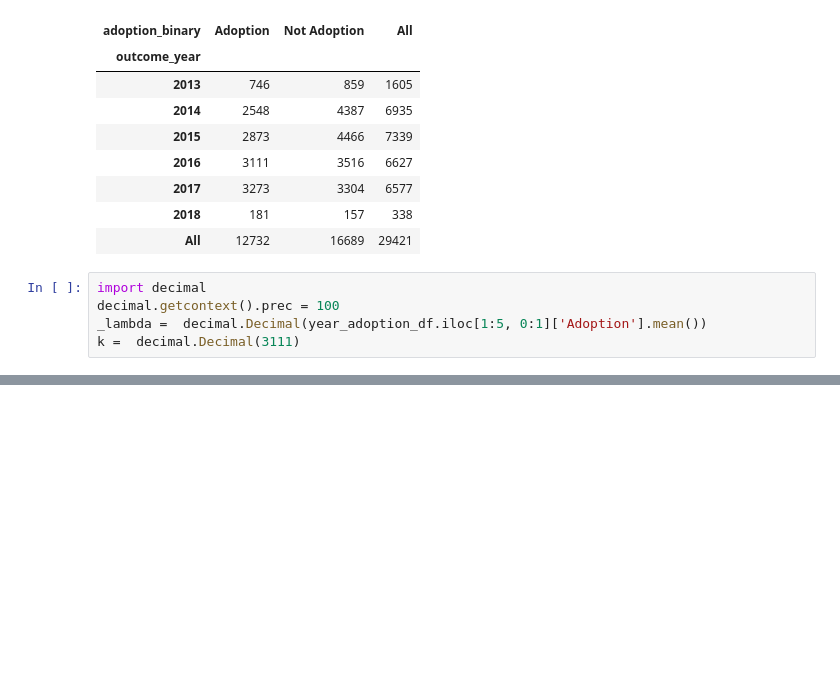
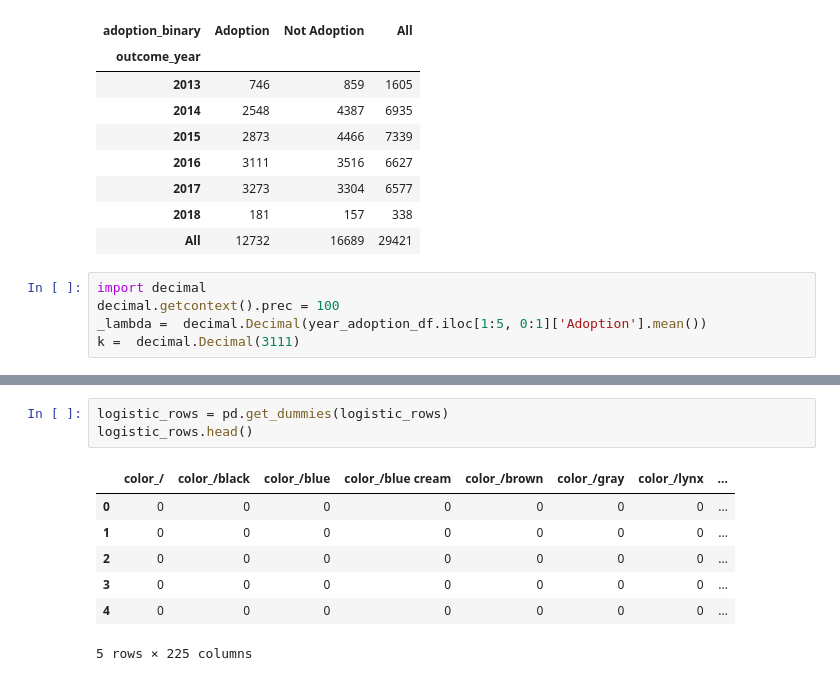
Before and after one commit to albertsaave/scs_3251_project, a Jupyter notebook: alberto-acc-shelter-cats.ipynb, the cells around one changed output, grey strips where cells are left out. Drawn from its saved outputs; the diff is of its cells as text; blank space fills up the shorter version.

```diff
--- a/alberto-acc-shelter-cats.ipynb
+++ b/alberto-acc-shelter-cats.ipynb
@@ -243,0 +250,11 @@ TypeError: unsupported operand type(s) for ** or pow(): 'float' and 'decimal.Dec
+# %%
+logistic_rows = pd.get_dummies(logistic_rows)
+logistic_rows.head()
+# %% [output]
+|  | color_/ | color_/black | color_/blue | color_/blue cream | color_/brown | color_/gray | color_/lynx | ... |
+| 0 | 0 | 0 | 0 | 0 | 0 | 0 | 0 | ... |
+| 1 | 0 | 0 | 0 | 0 | 0 | 0 | 0 | ... |
+| 2 | 0 | 0 | 0 | 0 | 0 | 0 | 0 | ... |
+| 3 | 0 | 0 | 0 | 0 | 0 | 0 | 0 | ... |
+| 4 | 0 | 0 | 0 | 0 | 0 | 0 | 0 | ... |
+5 rows × 225 columns
```
Also changed, not shown: parts of 7 cells of this notebook.
